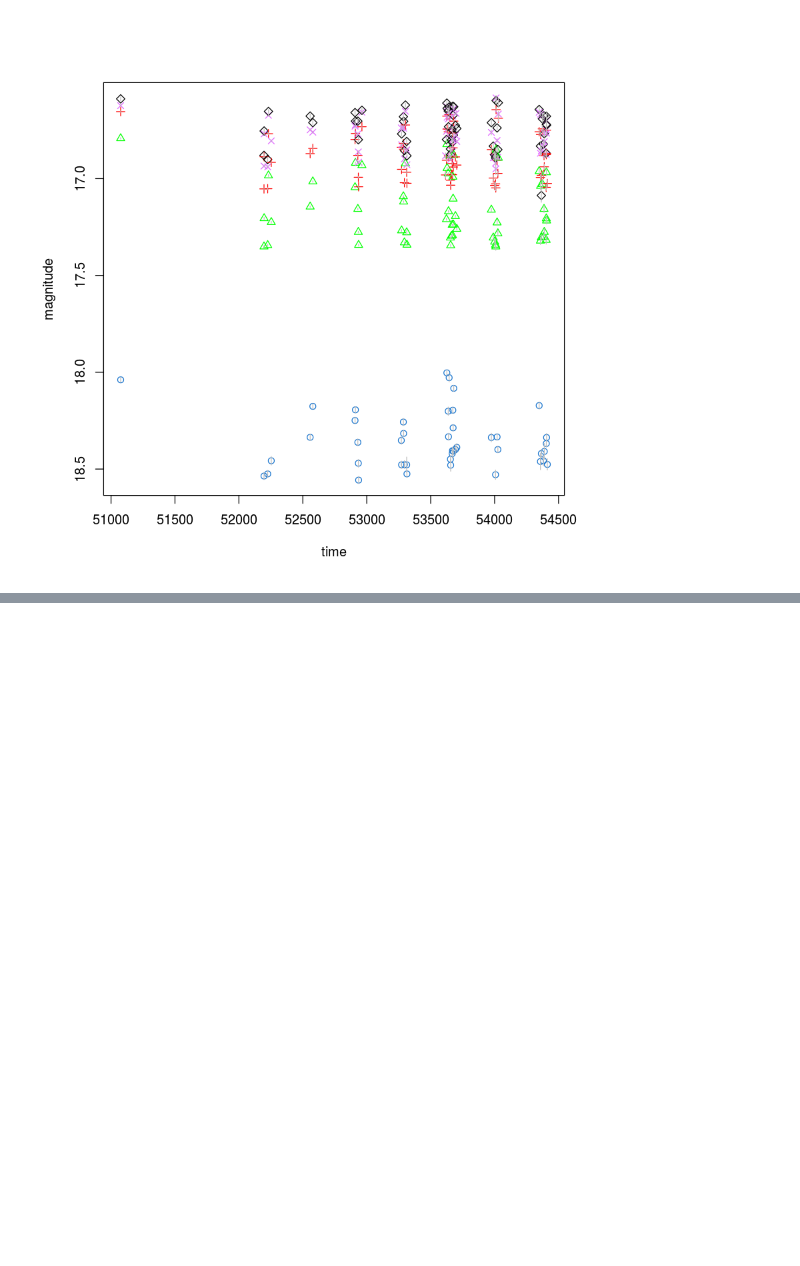
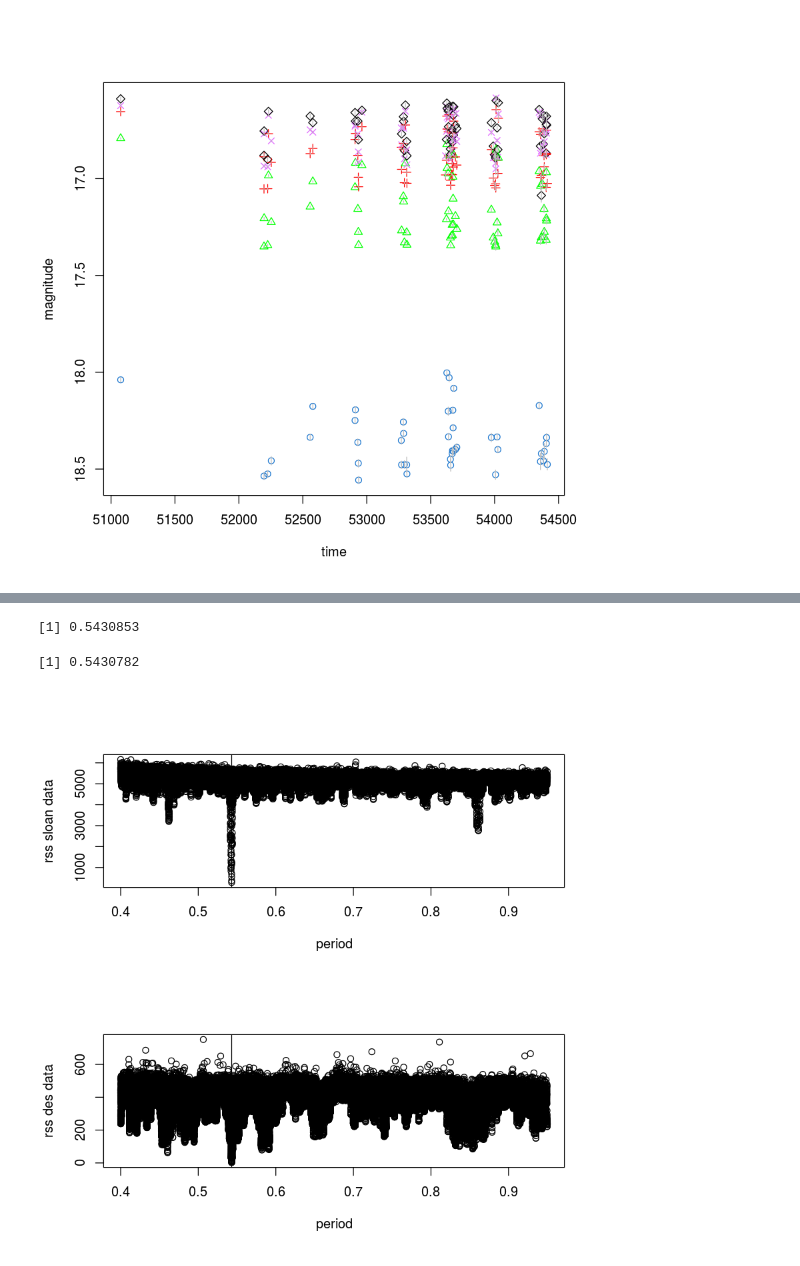
Before and after one commit to longjp/rr-model, a Jupyter notebook: code/fit_template/demo_R.ipynb, the cells around one changed output, grey strips where cells are left out. Cells and saved outputs as stored; diff of their text form; code cells hidden in the pictures; blank space fills up the shorter version.

```diff
--- a/code/fit_template/demo_R.ipynb
+++ b/code/fit_template/demo_R.ipynb
@@ -262,0 +253,16 @@ p_est
+# %%
+
+## plot rss functions for des and sdss
+par(mfcol=c(2,1))
+plot(1/omegas,rss_sdss,xlab="period",ylab="rss sloan data")
+abline(v=p_est_sdss)
+plot(1/omegas,rss_des,xlab="period",ylab="rss des data")
+abline(v=p_est_des)
+
+
+p_est_des
+p_est_sdss
+# %% [output]
+[1] 0.5430853
+[1] 0.5430782
+[figure, added]
```
Also changed, not shown: parts of 12 cells of this notebook.
